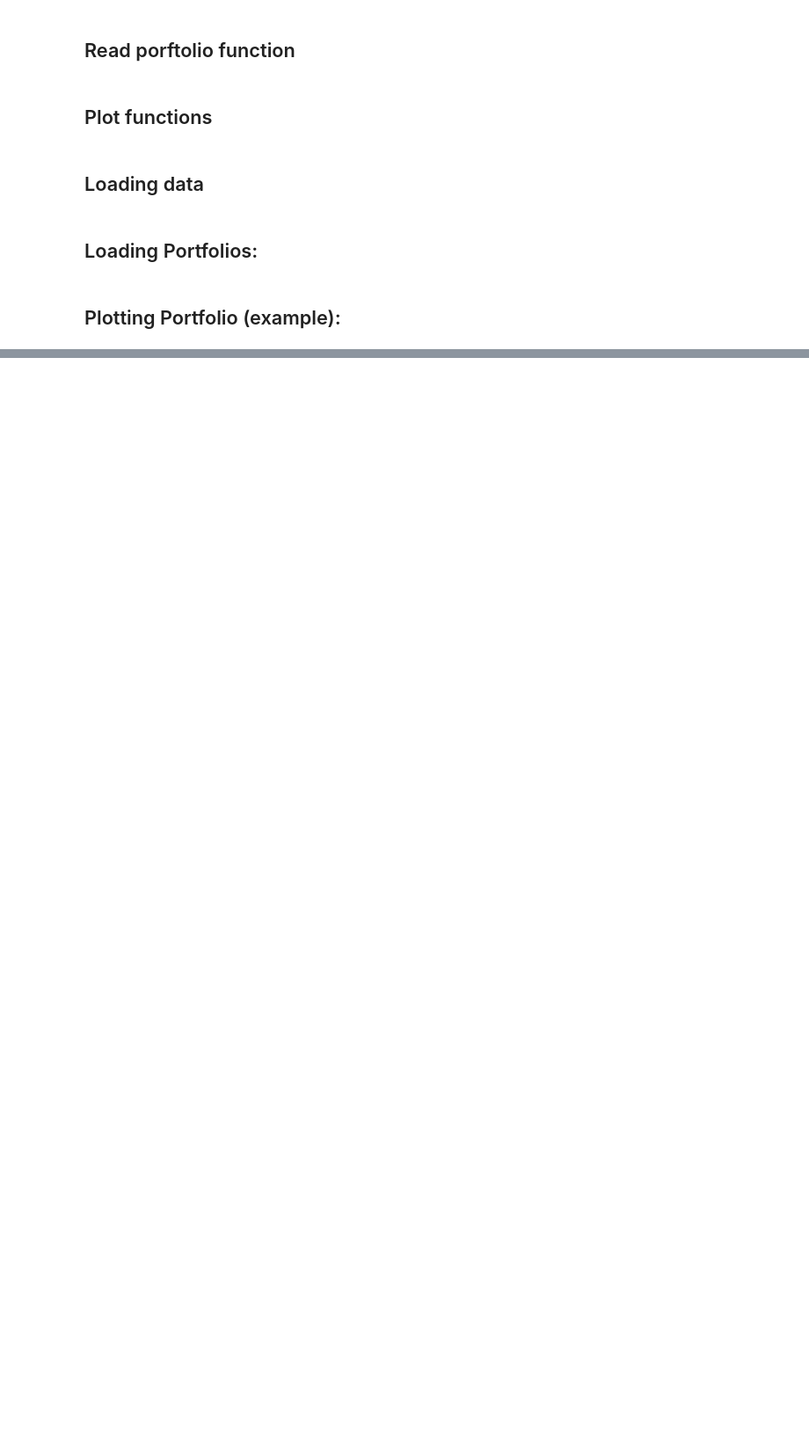
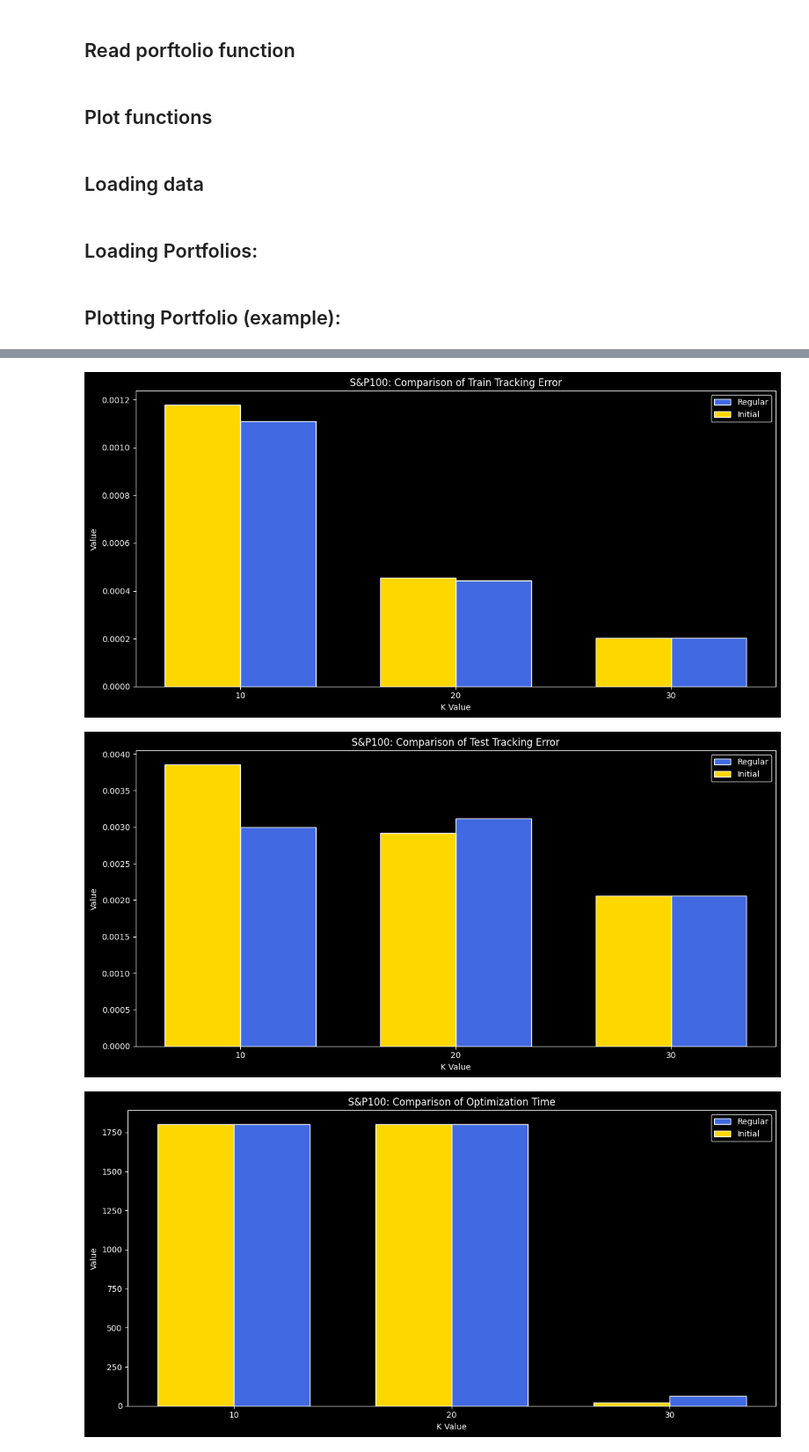
Before and after one commit to vitorholiveira/index_tracking, a Jupyter notebook: notebooks/flowers.ipynb, the cells around one changed output, grey strips where cells are left out. Shown: that part at 88% size. Drawn from its saved outputs; the diff is of its cells as text; code cells hidden in the pictures; blank space fills up the shorter version.

```diff
--- a/notebooks/flowers.ipynb
+++ b/notebooks/flowers.ipynb
@@ -267,0 +281,13 @@ plot_weights(initial_sp100_10stocks['weights'])
+# %%
+for metric_key, title in metrics_to_plot:
+    plot_bar_chart(
+        metric_key,
+        sp100_metrics[metric_key],
+        sp100_metrics_initial[metric_key],
+        f'Comparison of {title}',
+        'S&P100'
+    )
+# %% [output]
+[figure, added]
+[figure, added]
+[figure, added]
```
Also changed, not shown: parts of 16 cells of this notebook, 50 other files.
